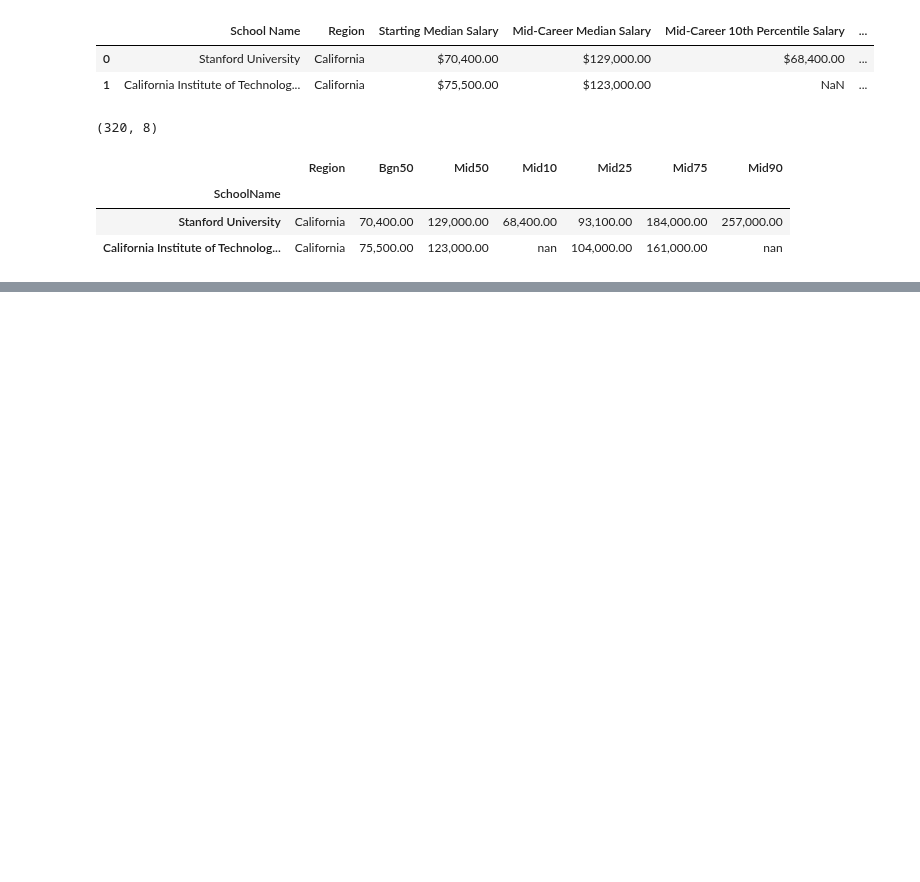
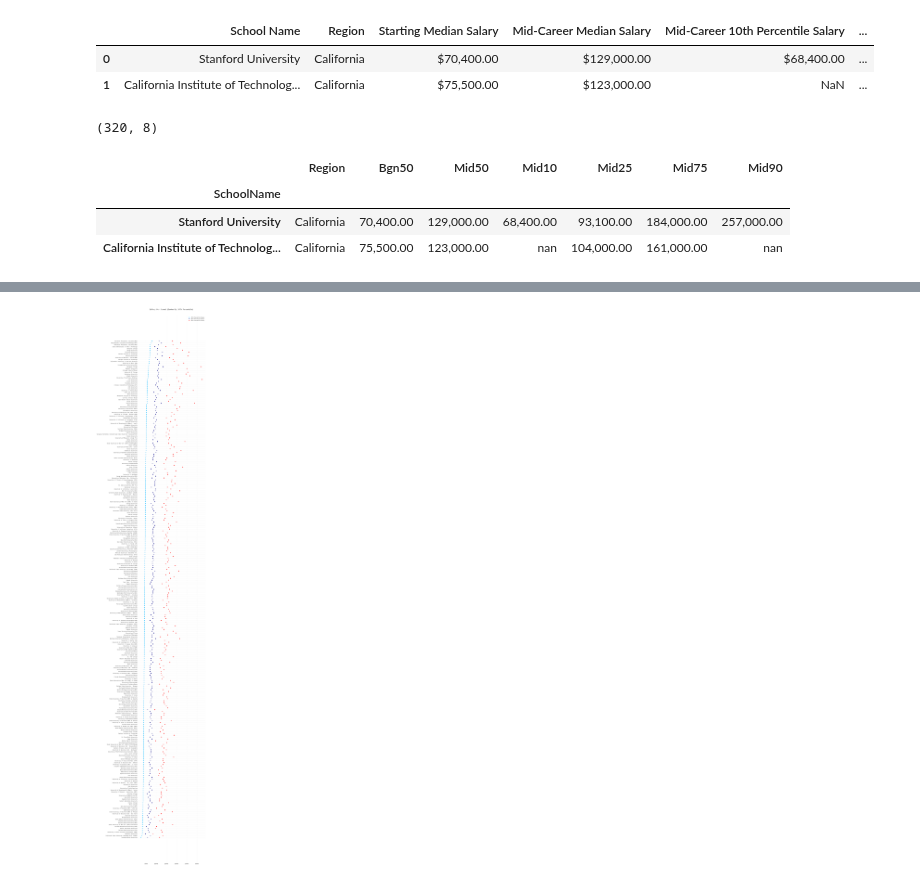
Before and after one commit to qu4ku/datasets-analysis, a Jupyter notebook: 002-collage-salaries.ipynb, the cells around one changed output, grey strips where cells are left out. Cells and saved outputs as stored; diff of their text form; code cells hidden in the pictures; blank space fills up the shorter version.

```diff
--- a/002-collage-salaries.ipynb
+++ b/002-collage-salaries.ipynb
@@ -187,0 +201,23 @@ plt.yticks(range(top_range), region_df['Mid50'][:top_range].index);
+# %%
+temp_df = region_df.sort_values('Mid10').dropna()
+
+plt.figure(figsize=(12, 100))
+
+plt.scatter(temp_df['Mid10'].values, range(temp_df['Mid10'].shape[0]), color=colors[1],
+           label='10th Percentile Salary')
+plt.yticks(range(temp_df['Mid90'].shape[0]), temp_df['Mid90'].index);
+
+
+plt.scatter(temp_df['Mid50'].values, range(temp_df['Mid50'].shape[0]), color=colors[2],
+           label='50th Percentile Salary')
+plt.yticks(range(temp_df['Mid50'].shape[0]), temp_df['Mid50'].index);
+
+
+plt.scatter(temp_df['Mid90'].values, range(temp_df['Mid90'].shape[0]), color=colors[3],
+           label='90th Percentile Salary')
+plt.yticks(range(temp_df['Mid90'].shape[0]), temp_df['Mid90'].index);
+
+plt.legend()
+plt.title('Salary Per School (Sorted By 10th Percentile)'.title(), y=1.01);
+# %% [output]
+[figure, added]
```
Also changed, not shown: parts of 13 cells of this notebook.
